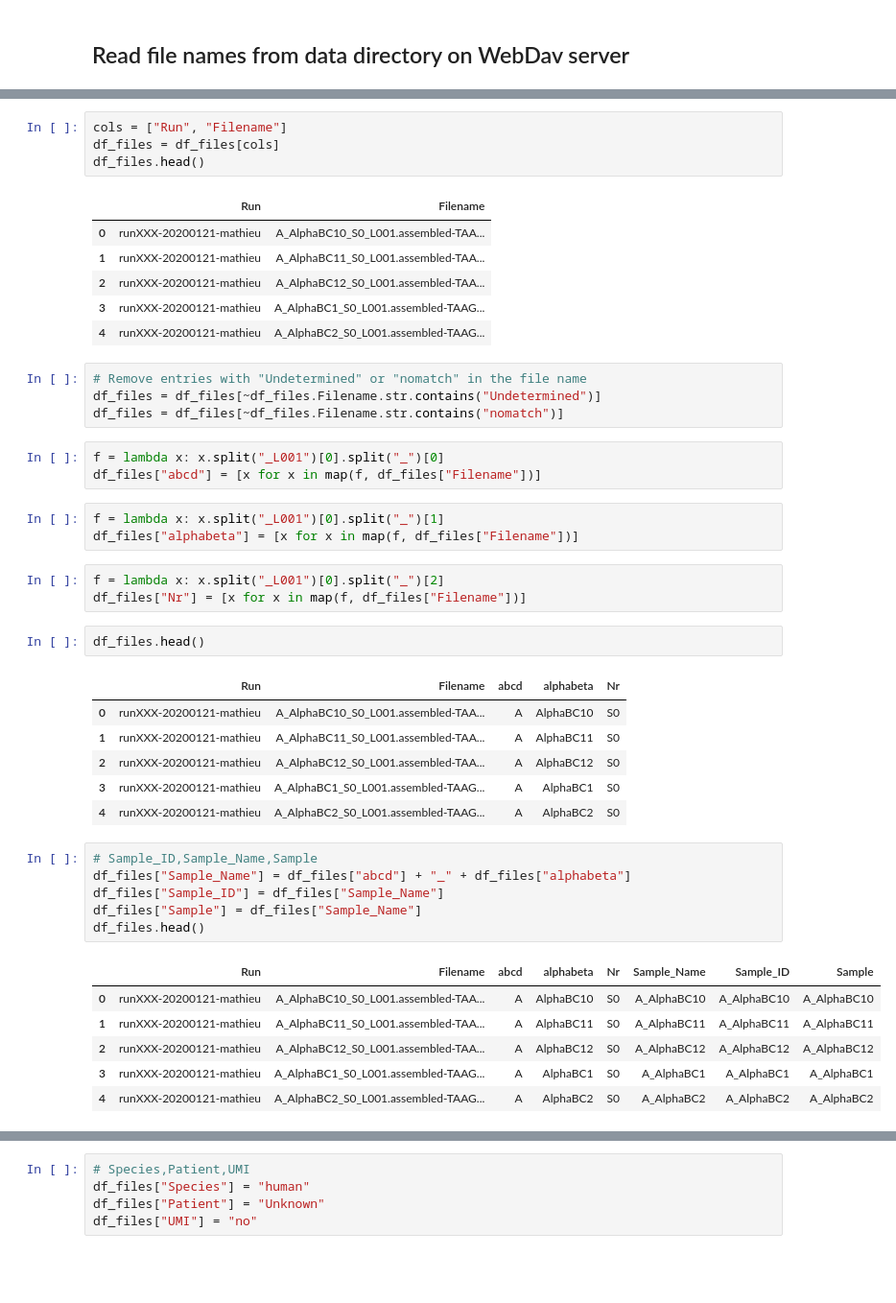
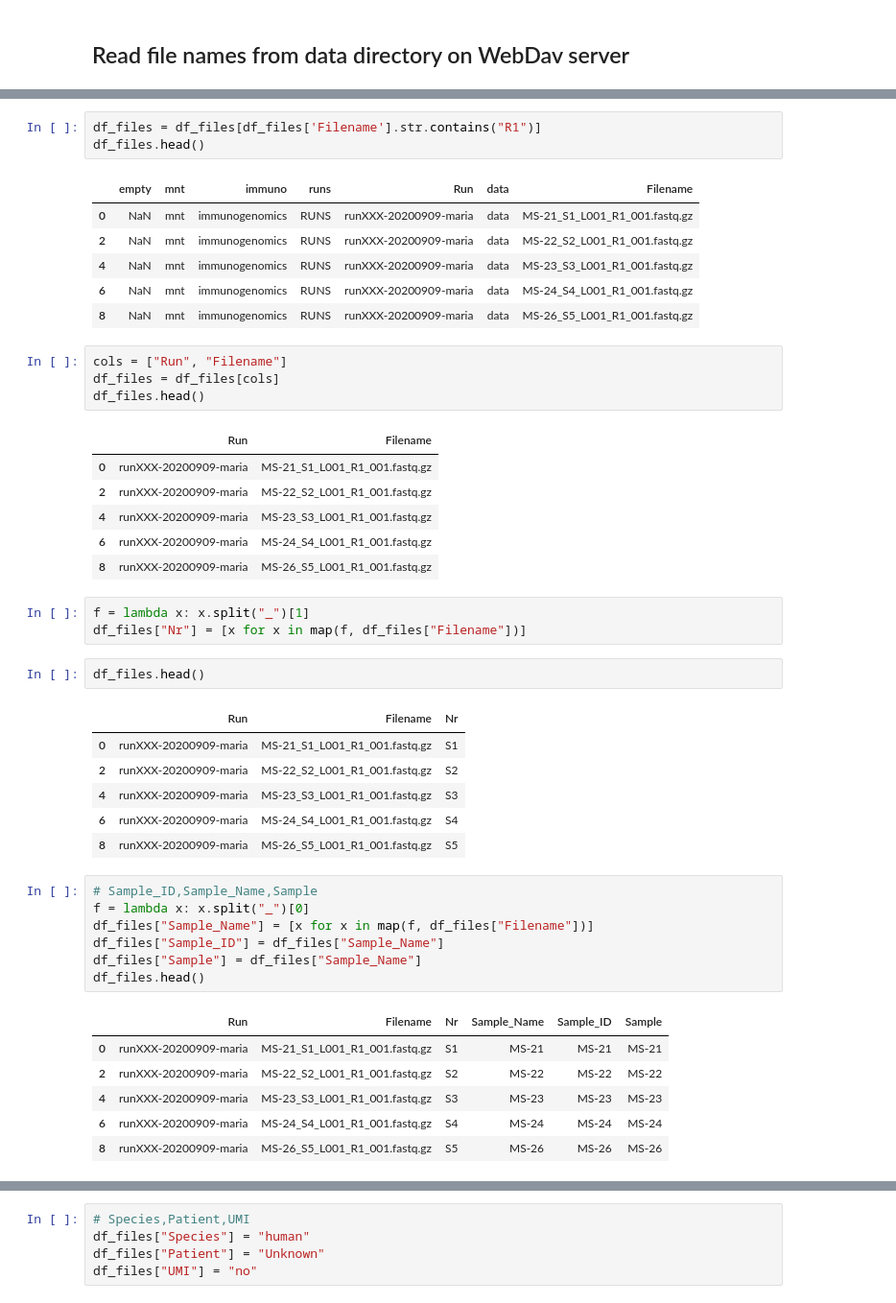
Before and after one commit to EDS-Bioinformatics-Laboratory/reseda, a Jupyter notebook: MakeDataSheet.ipynb, the cells around one changed output, grey strips where cells are left out. Shown at 96% size. Cells and saved outputs as stored; diff of their text form; blank space fills up the shorter version.

Commit message:
The MakeDataSheet.ipynb is now a bit more generic

```diff
--- a/MakeDataSheet.ipynb
+++ b/MakeDataSheet.ipynb
@@ -46,46 +46,47 @@ df_files.head()
+# %%
+df_files = df_files[df_files['Filename'].str.contains("R1")]
+df_files.head()
+# %% [output]
+|  | empty | mnt | immuno | runs | Run | data | Filename |
+| 0 | NaN | mnt | immunogenomics | RUNS | runXXX-20200909-maria | data | MS-21_S1_L001_R1_001.fastq.gz |
+| 2 | NaN | mnt | immunogenomics | RUNS | runXXX-20200909-maria | data | MS-22_S2_L001_R1_001.fastq.gz |
+| 4 | NaN | mnt | immunogenomics | RUNS | runXXX-20200909-maria | data | MS-23_S3_L001_R1_001.fastq.gz |
+| 6 | NaN | mnt | immunogenomics | RUNS | runXXX-20200909-maria | data | MS-24_S4_L001_R1_001.fastq.gz |
+| 8 | NaN | mnt | immunogenomics | RUNS | runXXX-20200909-maria | data | MS-26_S5_L001_R1_001.fastq.gz |
 # %%
 cols = ["Run", "Filename"]
 df_files = df_files[cols]
 df_files.head()
 # %% [output]
 |  | Run | Filename |
-| 0 | runXXX-20200121-mathieu | A_AlphaBC10_S0_L001.assembled-TAA... |
-| 1 | runXXX-20200121-mathieu | A_AlphaBC11_S0_L001.assembled-TAA... |
-| 2 | runXXX-20200121-mathieu | A_AlphaBC12_S0_L001.assembled-TAA... |
-| 3 | runXXX-20200121-mathieu | A_AlphaBC1_S0_L001.assembled-TAAG... |
-| 4 | runXXX-20200121-mathieu | A_AlphaBC2_S0_L001.assembled-TAAG... |
+| 0 | runXXX-20200909-maria | MS-21_S1_L001_R1_001.fastq.gz |
+| 2 | runXXX-20200909-maria | MS-22_S2_L001_R1_001.fastq.gz |
+| 4 | runXXX-20200909-maria | MS-23_S3_L001_R1_001.fastq.gz |
+| 6 | runXXX-20200909-maria | MS-24_S4_L001_R1_001.fastq.gz |
+| 8 | runXXX-20200909-maria | MS-26_S5_L001_R1_001.fastq.gz |
-# %%
-# Remove entries with "Undetermined" or "nomatch" in the file name
-df_files = df_files[~df_files.Filename.str.contains("Undetermined")]
-df_files = df_files[~df_files.Filename.str.contains("nomatch")]
 # %%
-f = lambda x: x.split("_L001")[0].split("_")[0]
-df_files["abcd"] = [x for x in map(f, df_files["Filename"])]
+f = lambda x: x.split("_")[1]
+df_files["Nr"] = [x for x in map(f, df_files["Filename"])]
-# %%
-f = lambda x: x.split("_L001")[0].split("_")[1]
-df_files["alphabeta"] = [x for x in map(f, df_files["Filename"])]
-# %%
-f = lambda x: x.split("_L001")[0].split("_")[2]
-df_files["Nr"] = [x for x in map(f, df_files["Filename"])]
 # %%
 df_files.head()
 # %% [output]
-|  | Run | Filename | abcd | alphabeta | Nr |
-| 0 | runXXX-20200121-mathieu | A_AlphaBC10_S0_L001.assembled-TAA... | A | AlphaBC10 | S0 |
-| 1 | runXXX-20200121-mathieu | A_AlphaBC11_S0_L001.assembled-TAA... | A | AlphaBC11 | S0 |
-| 2 | runXXX-20200121-mathieu | A_AlphaBC12_S0_L001.assembled-TAA... | A | AlphaBC12 | S0 |
-| 3 | runXXX-20200121-mathieu | A_AlphaBC1_S0_L001.assembled-TAAG... | A | AlphaBC1 | S0 |
-| 4 | runXXX-20200121-mathieu | A_AlphaBC2_S0_L001.assembled-TAAG... | A | AlphaBC2 | S0 |
+|  | Run | Filename | Nr |
+| 0 | runXXX-20200909-maria | MS-21_S1_L001_R1_001.fastq.gz | S1 |
+| 2 | runXXX-20200909-maria | MS-22_S2_L001_R1_001.fastq.gz | S2 |
+| 4 | runXXX-20200909-maria | MS-23_S3_L001_R1_001.fastq.gz | S3 |
+| 6 | runXXX-20200909-maria | MS-24_S4_L001_R1_001.fastq.gz | S4 |
+| 8 | runXXX-20200909-maria | MS-26_S5_L001_R1_001.fastq.gz | S5 |
 # %%
 # Sample_ID,Sample_Name,Sample
-df_files["Sample_Name"] = df_files["abcd"] + "_" + df_files["alphabeta"]
+f = lambda x: x.split("_")[0]
+df_files["Sample_Name"] = [x for x in map(f, df_files["Filename"])]
 df_files["Sample_ID"] = df_files["Sample_Name"]
 df_files["Sample"] = df_files["Sample_Name"]
 df_files.head()
 # %% [output]
-|  | Run | Filename | abcd | alphabeta | Nr | Sample_Name | Sample_ID | Sample |
-| 0 | runXXX-20200121-mathieu | A_AlphaBC10_S0_L001.assembled-TAA... | A | AlphaBC10 | S0 | A_AlphaBC10 | A_AlphaBC10 | A_AlphaBC10 |
-| 1 | runXXX-20200121-mathieu | A_AlphaBC11_S0_L001.assembled-TAA... | A | AlphaBC11 | S0 | A_AlphaBC11 | A_AlphaBC11 | A_AlphaBC11 |
-| 2 | runXXX-20200121-mathieu | A_AlphaBC12_S0_L001.assembled-TAA... | A | AlphaBC12 | S0 | A_AlphaBC12 | A_AlphaBC12 | A_AlphaBC12 |
-| 3 | runXXX-20200121-mathieu | A_AlphaBC1_S0_L001.assembled-TAAG... | A | AlphaBC1 | S0 | A_AlphaBC1 | A_AlphaBC1 | A_AlphaBC1 |
-| 4 | runXXX-20200121-mathieu | A_AlphaBC2_S0_L001.assembled-TAAG... | A | AlphaBC2 | S0 | A_AlphaBC2 | A_AlphaBC2 | A_AlphaBC2 |
+|  | Run | Filename | Nr | Sample_Name | Sample_ID | Sample |
+| 0 | runXXX-20200909-maria | MS-21_S1_L001_R1_001.fastq.gz | S1 | MS-21 | MS-21 | MS-21 |
+| 2 | runXXX-20200909-maria | MS-22_S2_L001_R1_001.fastq.gz | S2 | MS-22 | MS-22 | MS-22 |
+| 4 | runXXX-20200909-maria | MS-23_S3_L001_R1_001.fastq.gz | S3 | MS-23 | MS-23 | MS-23 |
+| 6 | runXXX-20200909-maria | MS-24_S4_L001_R1_001.fastq.gz | S4 | MS-24 | MS-24 | MS-24 |
+| 8 | runXXX-20200909-maria | MS-26_S5_L001_R1_001.fastq.gz | S5 | MS-26 | MS-26 | MS-26 |
```
Also changed, not shown: parts of 8 cells of this notebook.
